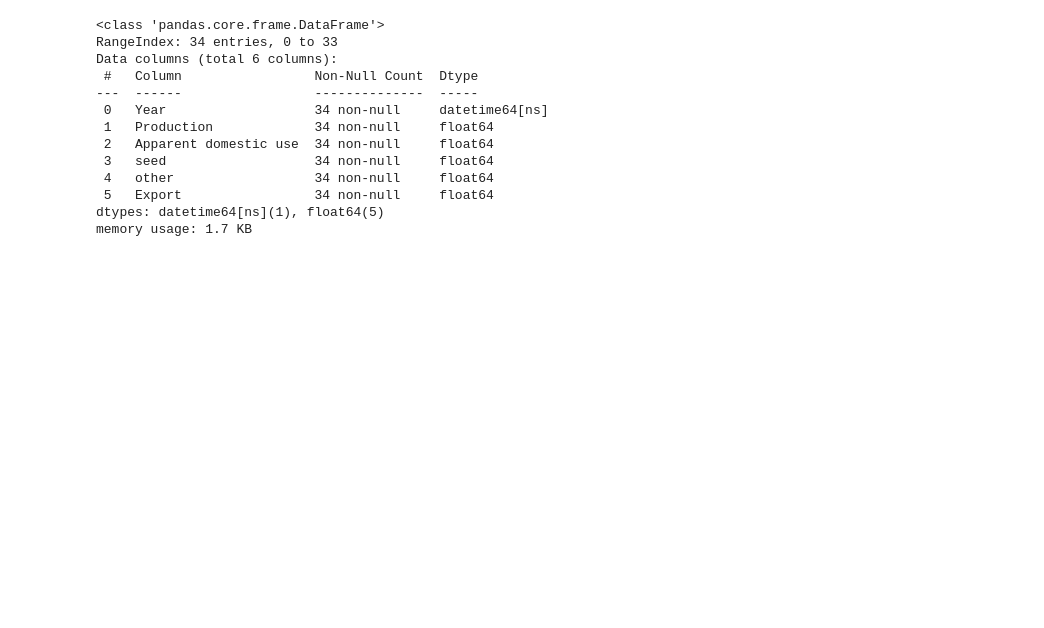
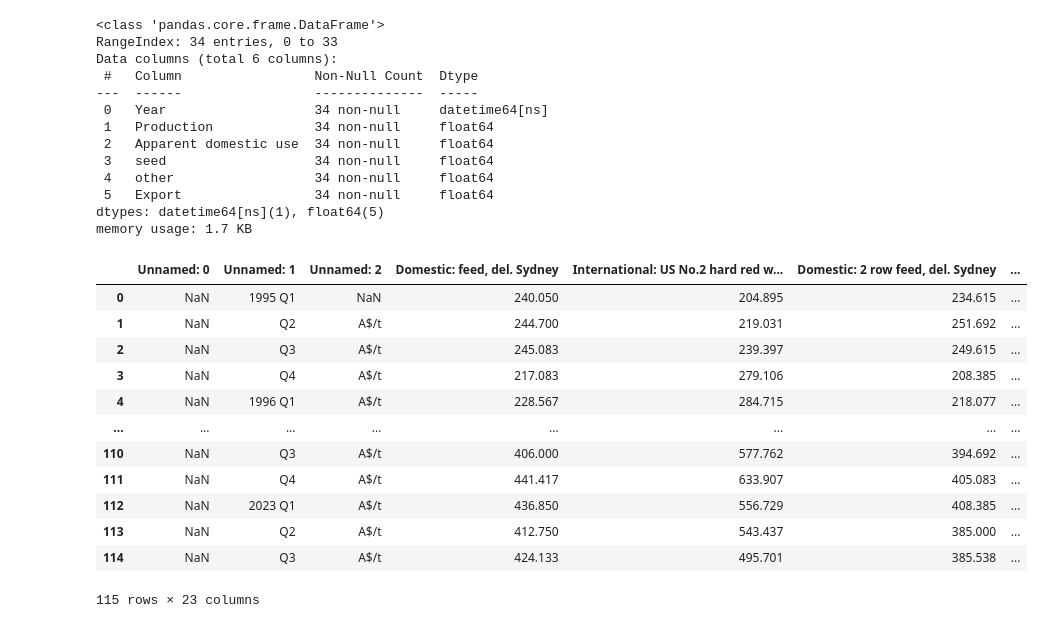
Before and after one commit to Moisebea/Crop_Report, a Jupyter notebook: OneDrive/Documents/Bureau/ABARES Dec Crop Report/Scraping_data.ipynb, the cells around one changed output. Cells and saved outputs as stored; diff of their text form; code cells hidden in the pictures; blank space fills up the shorter version.

```diff
--- a/OneDrive/Documents/Bureau/ABARES Dec Crop Report/Scraping_data.ipynb
+++ b/OneDrive/Documents/Bureau/ABARES Dec Crop Report/Scraping_data.ipynb
@@ -1907,3 +1907,20 @@ Data columns (total 6 columns):
  5   Export                 34 non-null     float64
 dtypes: datetime64[ns](1), float64(5)
 memory usage: 1.7 KB
+# %%
+Table_17 = pd.read_excel(fichier, sheet_name='Table 17', skiprows=8, skipfooter=1)
+Table_17
+# %% [output]
+|  | Unnamed: 0 | Unnamed: 1 | Unnamed: 2 | Domestic: feed, del. Sydney | International: US No.2 hard red w... | Domestic: 2 row feed, del. Sydney | ... |
+| 0 | NaN | 1995 Q1 | NaN | 240.050 | 204.895 | 234.615 | ... |
+| 1 | NaN | Q2 | A$/t | 244.700 | 219.031 | 251.692 | ... |
+| 2 | NaN | Q3 | A$/t | 245.083 | 239.397 | 249.615 | ... |
+| 3 | NaN | Q4 | A$/t | 217.083 | 279.106 | 208.385 | ... |
+| 4 | NaN | 1996 Q1 | A$/t | 228.567 | 284.715 | 218.077 | ... |
+| ... | ... | ... | ... | ... | ... | ... | ... |
+| 110 | NaN | Q3 | A$/t | 406.000 | 577.762 | 394.692 | ... |
+| 111 | NaN | Q4 | A$/t | 441.417 | 633.907 | 405.083 | ... |
+| 112 | NaN | 2023 Q1 | A$/t | 436.850 | 556.729 | 408.385 | ... |
+| 113 | NaN | Q2 | A$/t | 412.750 | 543.437 | 385.000 | ... |
+| 114 | NaN | Q3 | A$/t | 424.133 | 495.701 | 385.538 | ... |
+115 rows × 23 columns
```
Also changed, not shown: parts of 18 cells of this notebook.
